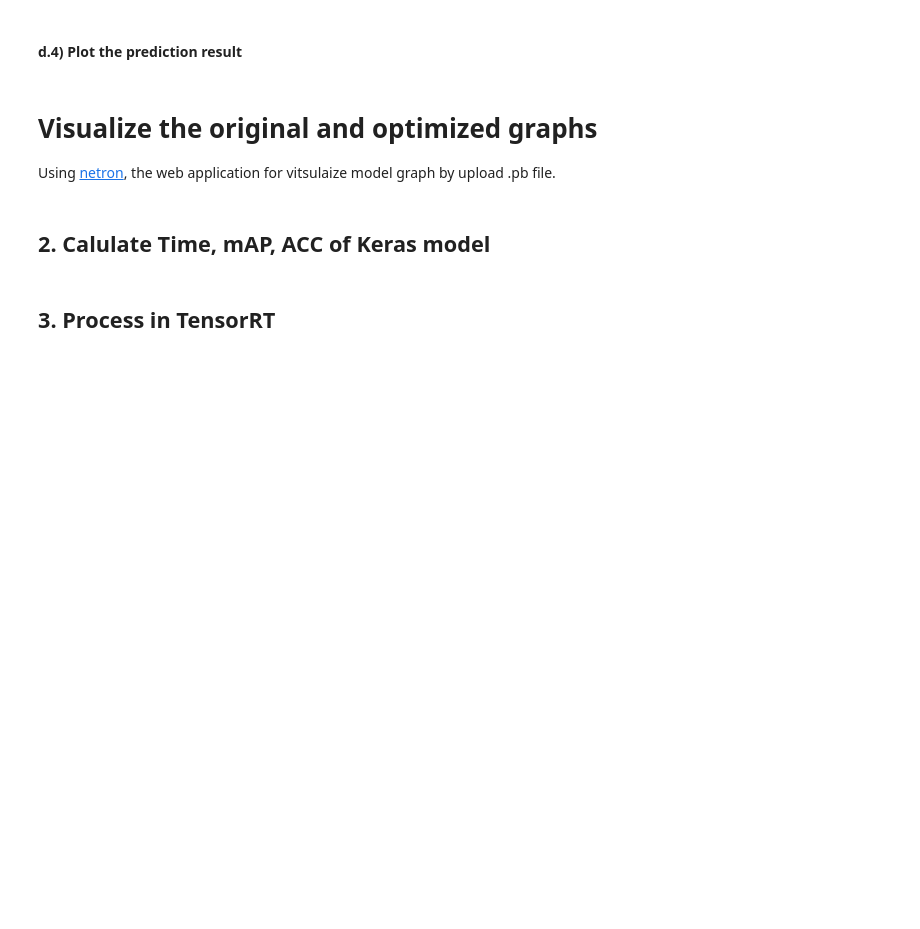
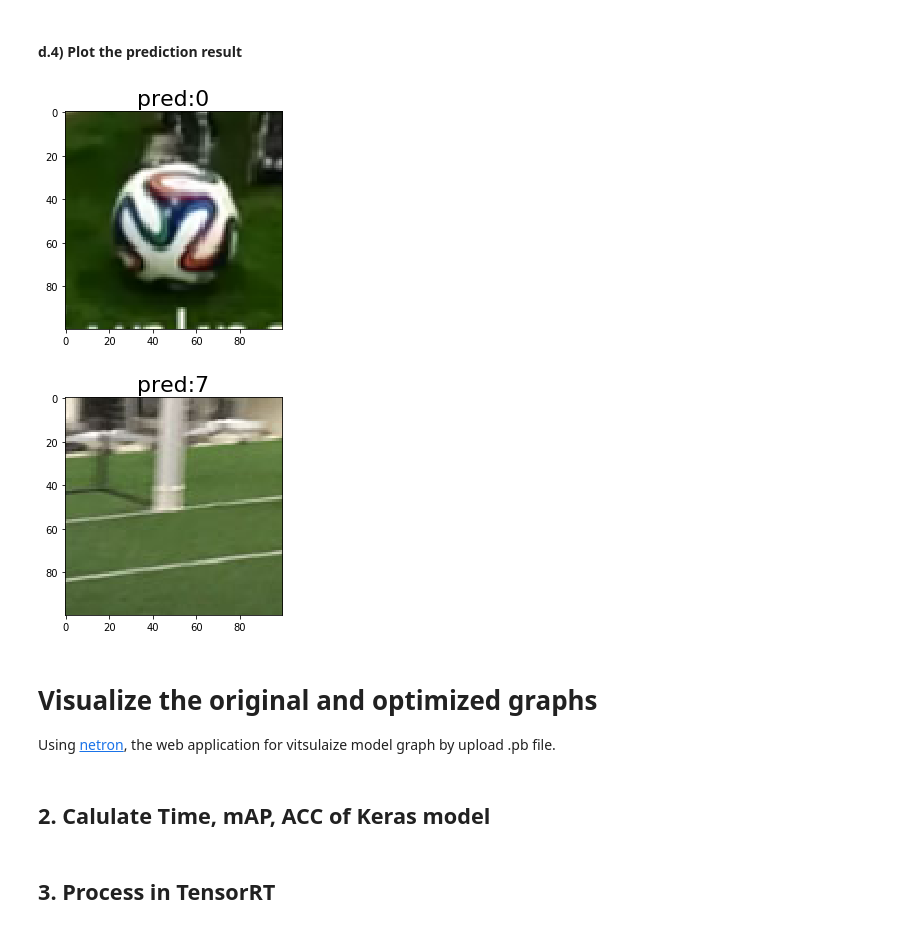
Before and after one commit to aommoaGitHub/Deep_learning_with_TensorRT, a Jupyter notebook: notebook/2-InferenceTRT.ipynb, the cells around one changed output. Saved outputs shown, nothing was run; the diff lists cells and outputs as text; code cells hidden in the pictures; blank space fills up the shorter version.

```diff
--- a/notebook/2-InferenceTRT.ipynb
+++ b/notebook/2-InferenceTRT.ipynb
@@ -377,27 +182,27 @@ with graph.as_default():
         print('read TensorRT model')
         trt_graph = read_pb_graph(TENSORRT_MODEL_PATH)
 
-        # print all operation names
-        print('\n===== ouptut operation names =====\n')
-        for op in sess.graph.get_operations():
-            print(op.name)
-
         # obtain the corresponding input-output tensor
         print('obtain the corresponding input-output tensor')
         tf.import_graph_def(trt_graph, name='')
         tensor_input = sess.graph.get_tensor_by_name('input_tensor_input:0')
         tensor_output = sess.graph.get_tensor_by_name('output_tensor/Softmax:0')
 
+        # write to tensorboard (check tensorboard for each op names)
+        writer = tf.summary.FileWriter(SAVED_MODEL_DIR+'forzen_log/')
+        writer.add_graph(sess.graph)
+        writer.flush()
+        writer.close()
+
         # in this case, it demonstrates to perform inference for 50 times
         print('in this case, it demonstrates to perform inference for 50 times')
-        total_time = 0; n_time_inference = 3
+        total_time = 0; n_time_inference = 50
         print('before Sess run')
         out_pred = sess.run(tensor_output, feed_dict={tensor_input: input_img}) # <--------- boom here
         print('after Sess run')
         for i in range(n_time_inference):
-            print('in loop',i)
             t1 = time.time()
-            out_pred = sess.run(output, feed_dict={tensor_input: input_img})
+            out_pred = sess.run( tensor_output, feed_dict={tensor_input: input_img})
             t2 = time.time()
             delta_time = t2 - t1
             total_time += delta_time
@@ -416,7 +231,7 @@ before Sess run
 #### d.3) Perform inference using the original tensorflow model
 # %%
 # variable
-FROZEN_MODEL_PATH = './saved_model/Magma_frozen_model.pb'
+FROZEN_MODEL_PATH = './saved_model/Magma_frozen_model_01-07-2019_16-53-56.pb'
 
 graph = tf.Graph()
 with graph.as_default():
@@ -424,10 +239,15 @@ with graph.as_default():
         # read TensorRT model
         frozen_graph = read_pb_graph(FROZEN_MODEL_PATH)
 
+           # print all operation names
+        print('\n===== ouptut operation names =====\n')
+        for op in sess.graph.get_operations():
+            print(op.name)
+
         # obtain the corresponding input-output tensor
         tf.import_graph_def(frozen_graph, name='')
-        input = sess.graph.get_tensor_by_name('conv2d_5_input:0')
-        output = sess.graph.get_tensor_by_name('output_tensor_1/Softmax:0')
+        input = sess.graph.get_tensor_by_name('input_tensor_input:0')
+        output = sess.graph.get_tensor_by_name('output_tensor/Softmax:0')
 
         # in this case, it demonstrates to perform inference for 50 times
         total_time = 0; n_time_inference = 50
@@ -445,10 +283,14 @@ with graph.as_default():
 # %% [markdown]
 #### d.4) Plot the prediction result
 # %%
-for pred in out_pred:
-#     plt.figure('img 1')
-    plt.imshow(img1, cmap='rgb')
-    plt.title('pred:' + str(np.argmax(pred)), fontsize=22)
+for i in range(len(out_pred)):
+    plt.figure('img{}'.format(i))
+    img = load_img(path=images[i][0], color_mode='rgb', target_size=DATA_SHAPE)
+    plt.imshow(img, cmap=None)
+    plt.title('pred:' + str(np.argmax(out_pred[i])), fontsize=22)
+# %% [output]
+[figure, added]
+[figure, added]
 # %% [markdown]
 # Visualize the original and optimized graphs
 Using [netron](https://lutzroeder.github.io/netron/), the web application for vitsulaize model graph by upload .pb file.
```
Also changed, not shown: parts of 12 cells of this notebook, 14 other files.
